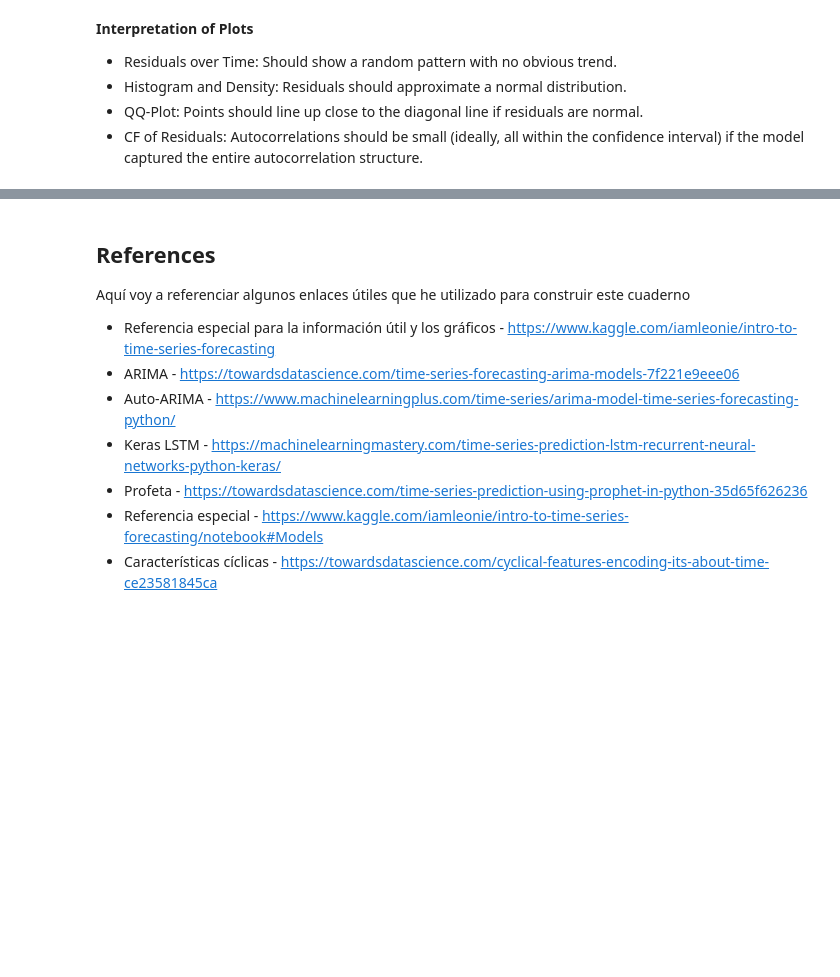
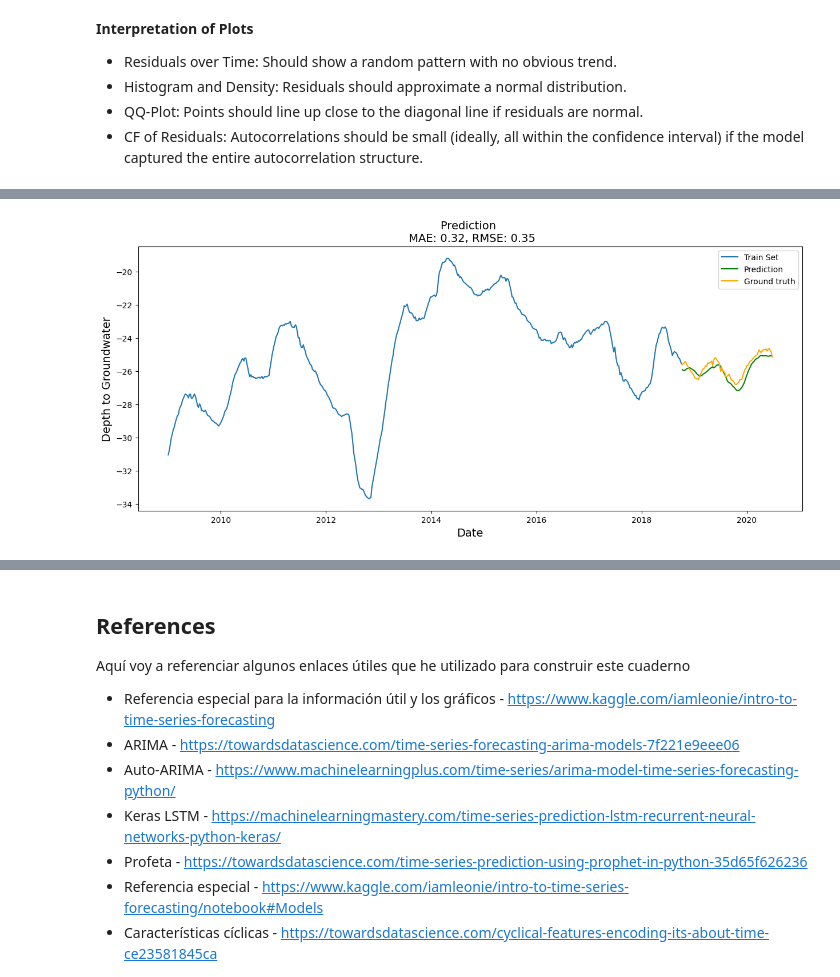
Before and after one commit to rodri-iot/machine_learning_project_time_series, a Jupyter notebook: src/explore.ipynb, the cells around one changed output, grey strips where cells are left out. Saved outputs shown, nothing was run; the diff lists cells and outputs as text; code cells hidden in the pictures; blank space fills up the shorter version.

```diff
--- a/src/explore.ipynb
+++ b/src/explore.ipynb
@@ -1046,0 +1172,16 @@ plt.show()
+# %%
+# Let's predict with the model
+train_predict = model.predict(x_train)
+test_predict = model.predict(x_test)
+
+# Invert predictions
+train_predict = scaler.inverse_transform(train_predict.reshape(-1, 1))
+y_train = scaler.inverse_transform(y_train.reshape(-1, 1))
+
+test_predict = scaler.inverse_transform(test_predict.reshape(-1, 1))
+y_test = scaler.inverse_transform(y_test.reshape(-1, 1))
+
+# Get the root mean squared error (RMSE) and MAE
+score_rmse = np.sqrt(mean_squared_error(y_test, test_predict))
+score_mae = mean_absolute_error(y_test, test_predict)
+print('RMSE: {}'.format(score_rmse))
@@ -1046,0 +1192,26 @@ plt.show()
+# %%
+# Definir los índices de tiempo para el conjunto de entrenamiento y de prueba
+x_train_ticks = univariate_df.head(train_size)['ds']
+y_train = univariate_df.head(train_size)['y']
+x_test_ticks = univariate_df.tail(test_size)['ds']
+
+# Ajustar la forma de y_test si es necesario para asegurar compatibilidad con test_predict
+y_test = y_test.reshape(-1, 1)  # Convertir y_test a 2D si es necesario
+
+# Graficar el pronóstico
+f, ax = plt.subplots(1, figsize=(15, 6))
+
+# Gráficos de líneas para los conjuntos de entrenamiento, predicción y prueba
+sns.lineplot(x=x_train_ticks, y=y_train, ax=ax, label='Train Set')
+sns.lineplot(x=x_test_ticks, y=test_predict[:, 0], ax=ax, color='green', label='Prediction')
+sns.lineplot(x=x_test_ticks, y=y_test[:, 0], ax=ax, color='orange', label='Ground truth')
+
+# Configurar el título y etiquetas
+ax.set_title(f'Prediction \n MAE: {score_mae:.2f}, RMSE: {score_rmse:.2f}', fontsize=14)
+ax.set_xlabel('Date', fontsize=14)
+ax.set_ylabel('Depth to Groundwater', fontsize=14)
+
+# Mostrar el gráfico
+plt.show()
+# %% [output]
+[figure, added]
```
Also changed, not shown: parts of 15 cells of this notebook.
